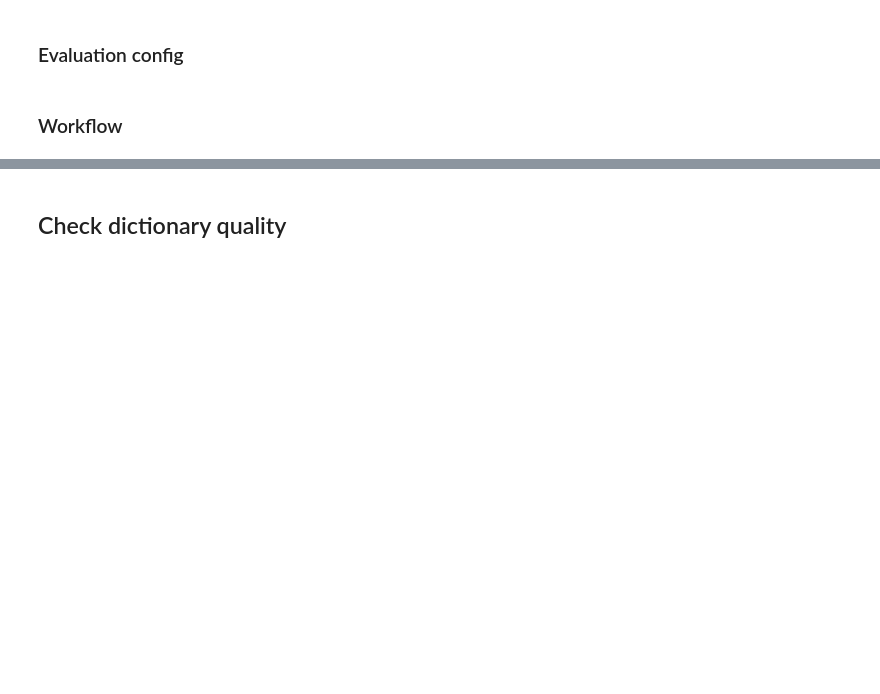
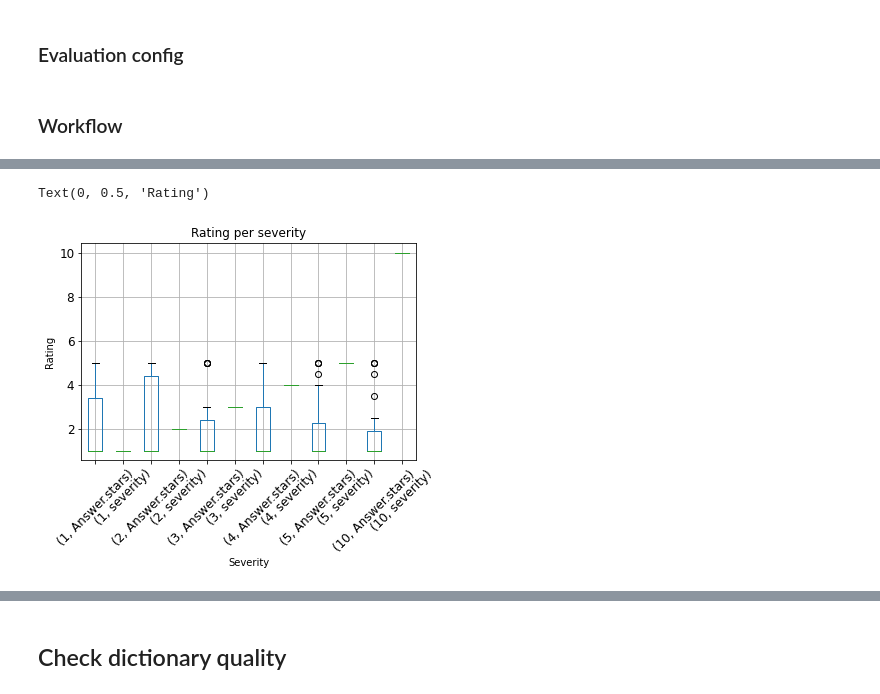
Before and after one commit to Malspherus/AmbiVec, a Jupyter notebook: main.ipynb, the cells around one changed output, grey strips where cells are left out. Saved outputs shown, nothing was run; the diff lists cells and outputs as text; code cells hidden in the pictures; blank space fills up the shorter version.

```diff
--- a/main.ipynb
+++ b/main.ipynb
@@ -869,0 +1277,11 @@ logger.info(f"Ambiguity difference: {ambiguityAfter-ambiguityBefore}")
+# %%
+#Rating per severity
+
+amtres[['Answer.stars', 'severity']].groupby('severity').boxplot(subplots=False, rot=45, fontsize=12)
+plt.title("Rating per severity");
+#plt.legend(['a', 'b','c'],  loc="upper left")
+plt.xlabel("Severity")
+plt.ylabel("Rating")
+# %% [output]
+Text(0, 0.5, 'Rating')
+[figure, added]
```
Also changed, not shown: parts of 59 cells of this notebook, 1 other file.
